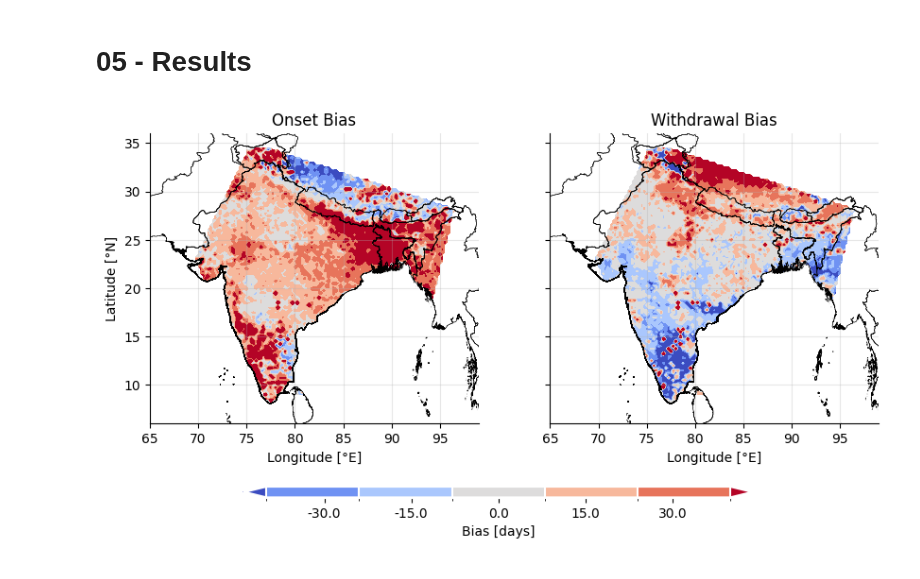
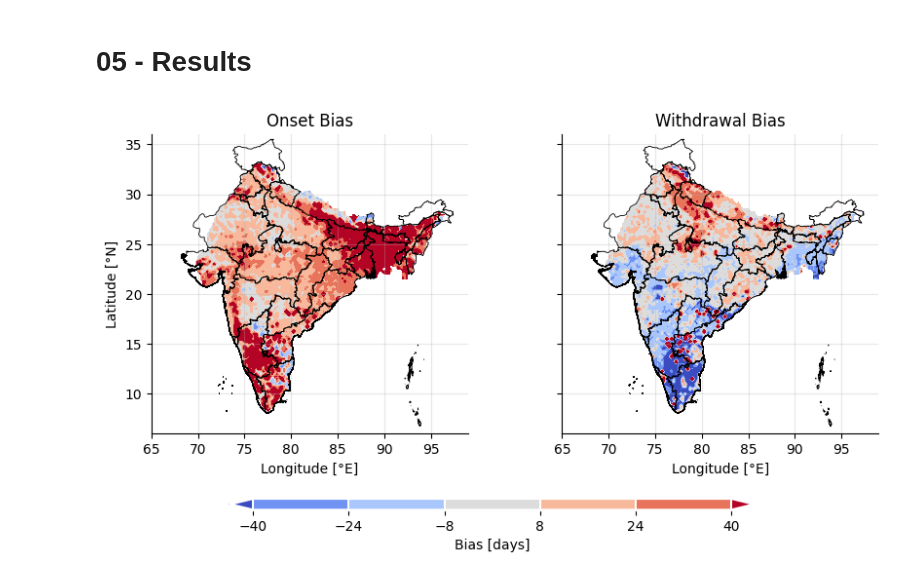
Before and after one commit to JGrassi97/XSeasonsDetect, a Jupyter notebook: notebooks/05_results_comparison.ipynb, the cells around one changed output. Saved outputs shown, nothing was run; the diff lists cells and outputs as text; code cells hidden in the pictures.

```diff
--- a/notebooks/05_results_comparison.ipynb
+++ b/notebooks/05_results_comparison.ipynb
@@ -28,39 +28,39 @@ literature_results_path  = f'../data/preprocessed/external/monsoon_dates.nc'
 results_path_image  = f'../data/results/images/bias_results_{n_iters}iters.png'
 
 # Geodataframes for boudaries - Level 0 is for country boundaries
-country_boundary    = gpd.read_file(country_boundary_file, layer = 'ADM_ADM_0')
+country_boundary    = gpd.read_file(country_boundary_file, layer = 'ADM_ADM_1')
 world_boundary      = gpd.read_file(world_boundary_file, layer = 'ADM_0')
 # %%
 clustering_results = xr.open_dataset(clustering_results_path)
 literature_results = xr.open_dataset(literature_results_path)
 # %%
 a = clustering_results.sel(cluster=0).__xarray_dataarray_variable__
-b = literature_results.sel(season_idx='onset').date
+b = literature_results.sel(cluster=0).date
 
-onset_diff = (b-a).rename('Bias').drop(['season_idx','spatial_ref']).assign_coords(season_idx='onset')
+onset_diff = (b-a).rename('Bias').drop(['spatial_ref']).assign_coords(season_idx='onset')
 
 a = clustering_results.sel(cluster=1).__xarray_dataarray_variable__
-b = literature_results.sel(season_idx='withdrawal').date
+b = literature_results.sel(cluster=1).date
 
-withdrawal_diff = (b-a).rename('Bias').drop(['season_idx','spatial_ref']).assign_coords(season_idx='withdrawal')
+withdrawal_diff = (b-a).rename('Bias').drop(['spatial_ref']).assign_coords(season_idx='withdrawal')
 
 tota = xr.concat([onset_diff,withdrawal_diff], dim='season_idx')
 # %%
 plot = tota.plot.contourf(col='season_idx', col_wrap=2, vmin=-40, vmax=40, levels=6, add_colorbar=False, figsize=(9,4), cmap='coolwarm')
 
 standard_format( plot,
                  country_boundary   = country_boundary,
-                 world_boundary     = world_boundary,
+                 # world_boundary     = world_boundary,
                  custom_cbar        = True
                 )
 
-plot.cbar.set_ticks(ticks = np.linspace(-30,30,5), labels = np.linspace(-30,30,5))
+#plot.cbar.set_ticks(ticks = np.linspace(-30,30,5), labels = np.linspace(-30,30,5))
 
 plot.axes[0][0].set_title('Onset Bias', size=12)
 plot.axes[0][1].set_title('Withdrawal Bias', size=12)
 plot.cbar.set_label('Bias [days]')
 
 
 plt.savefig(results_path_image, dpi=300, bbox_inches='tight', transparent=False)
 # %% [output]
-[figure, old version]
+[figure, new version]
```
Also changed, not shown: parts of 1 cell of this notebook, 3 other files.
